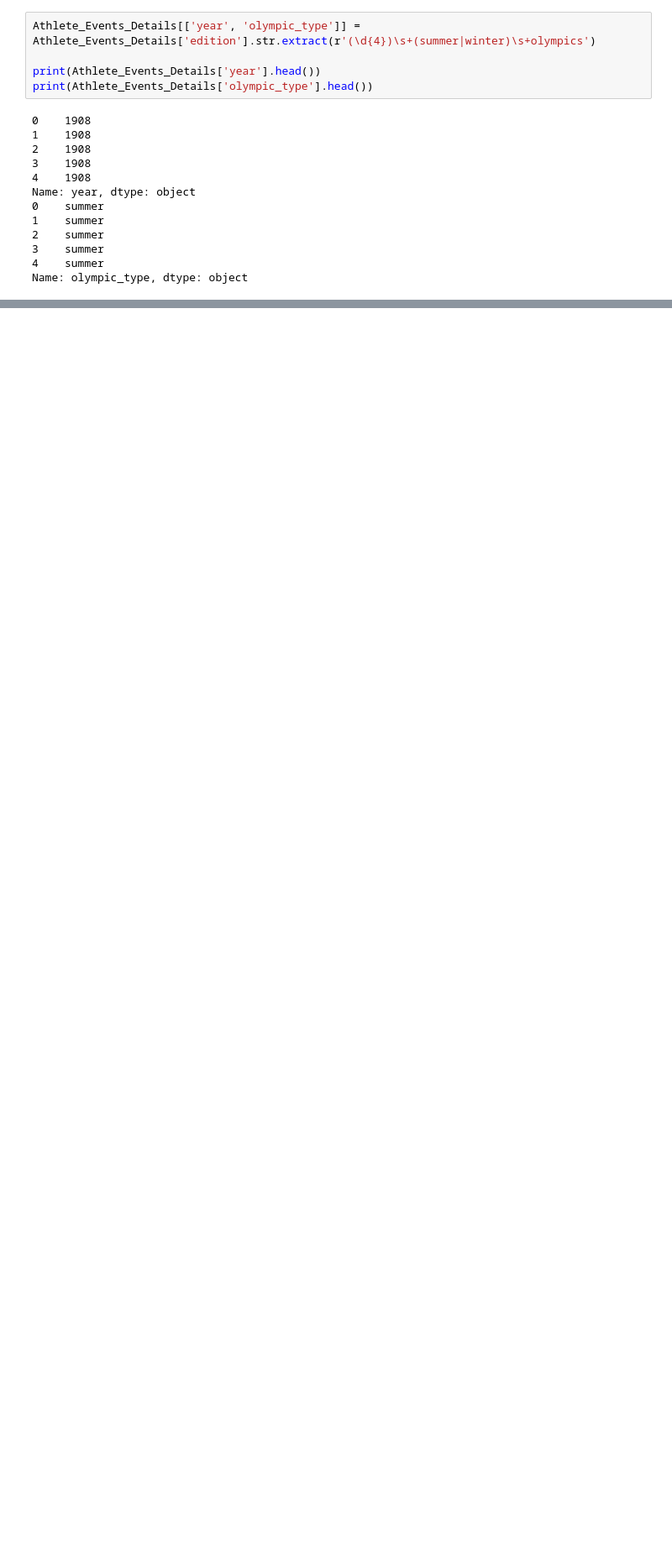
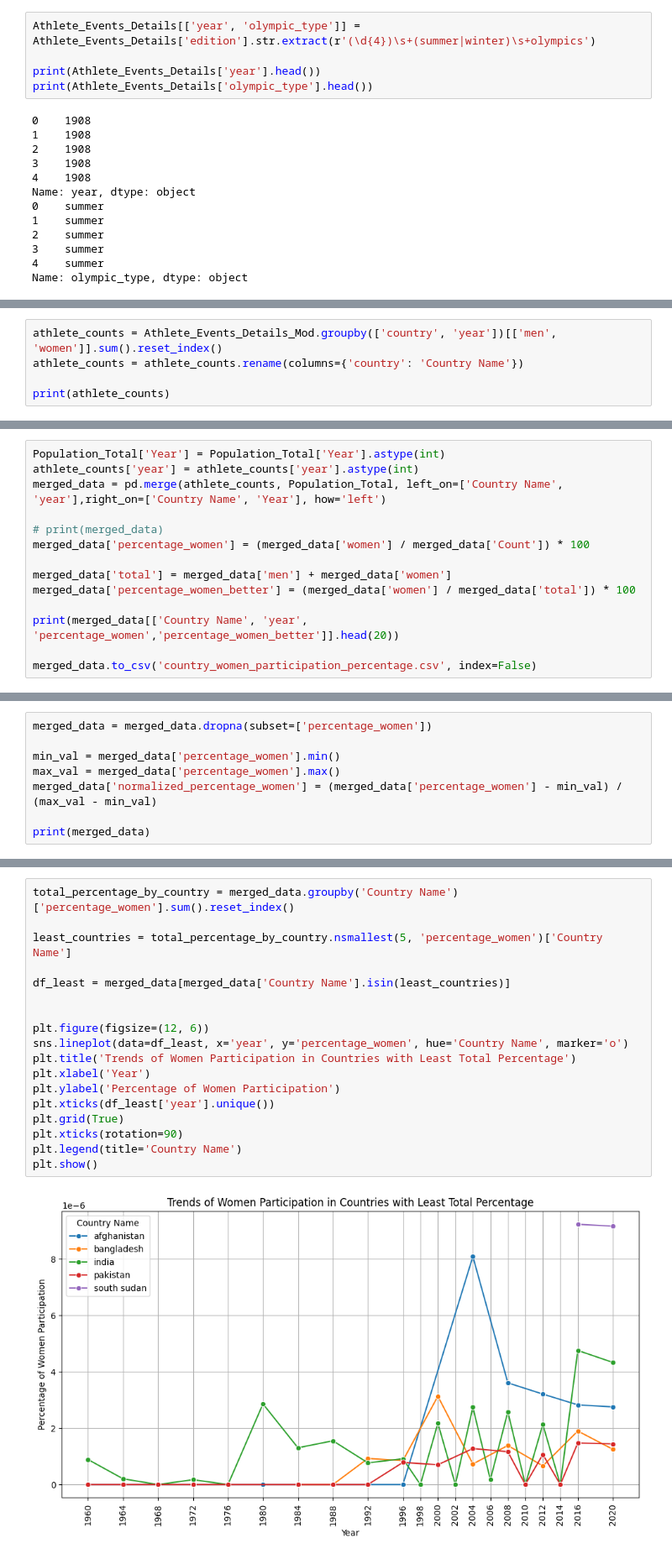
Before and after one commit to Geetansh170/OlympiTrack, a Jupyter notebook: DIC_Project.ipynb, the cells around one changed output, grey strips where cells are left out. Shown at 84% size. Drawn from its saved outputs; the diff is of its cells as text; blank space fills up the shorter version.

Commit message:
Sataakshi Geetansh Merged 2

```diff
--- a/DIC_Project.ipynb
+++ b/DIC_Project.ipynb
@@ -507,0 +605,5 @@ Athlete_Events_Details.head(10)
+# %%
+athlete_counts = Athlete_Events_Details_Mod.groupby(['country', 'year'])[['men', 'women']].sum().reset_index()
+athlete_counts = athlete_counts.rename(columns={'country': 'Country Name'})
+
+print(athlete_counts)
@@ -507,0 +625,14 @@ Athlete_Events_Details.head(10)
+# %%
+Population_Total['Year'] = Population_Total['Year'].astype(int)
+athlete_counts['year'] = athlete_counts['year'].astype(int)
+merged_data = pd.merge(athlete_counts, Population_Total, left_on=['Country Name', 'year'],right_on=['Country Name', 'Year'], how='left')
+
+# print(merged_data)
+merged_data['percentage_women'] = (merged_data['women'] / merged_data['Count']) * 100
+
+merged_data['total'] = merged_data['men'] + merged_data['women']
+merged_data['percentage_women_better'] = (merged_data['women'] / merged_data['total']) * 100
+
+print(merged_data[['Country Name', 'year', 'percentage_women','percentage_women_better']].head(20))
+
+merged_data.to_csv('country_women_participation_percentage.csv', index=False)
@@ -507,0 +657,8 @@ Athlete_Events_Details.head(10)
+# %%
+merged_data = merged_data.dropna(subset=['percentage_women'])
+
+min_val = merged_data['percentage_women'].min()
+max_val = merged_data['percentage_women'].max()
+merged_data['normalized_percentage_women'] = (merged_data['percentage_women'] - min_val) / (max_val - min_val)
+
+print(merged_data)
@@ -507,0 +683,20 @@ Athlete_Events_Details.head(10)
+# %%
+total_percentage_by_country = merged_data.groupby('Country Name')['percentage_women'].sum().reset_index()
+
+least_countries = total_percentage_by_country.nsmallest(5, 'percentage_women')['Country Name']
+
+df_least = merged_data[merged_data['Country Name'].isin(least_countries)]
+
+
+plt.figure(figsize=(12, 6))
+sns.lineplot(data=df_least, x='year', y='percentage_women', hue='Country Name', marker='o')
+plt.title('Trends of Women Participation in Countries with Least Total Percentage')
+plt.xlabel('Year')
+plt.ylabel('Percentage of Women Participation')
+plt.xticks(df_least['year'].unique())
+plt.grid(True)
+plt.xticks(rotation=90)
+plt.legend(title='Country Name')
+plt.show()
+# %% [output]
+[figure, added]
```
Also changed, not shown: parts of 49 cells of this notebook.
